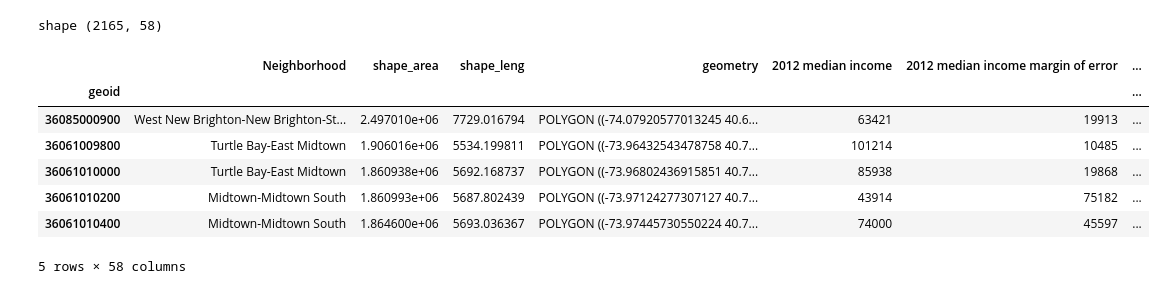
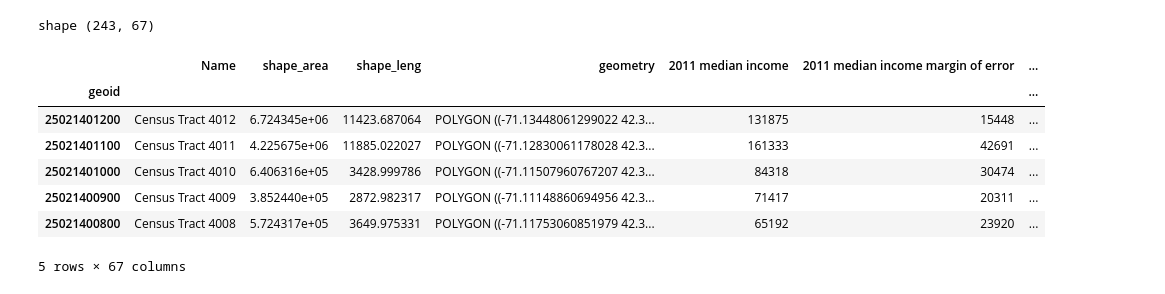
Before and after one commit to aberke/income-race-bikes, a Jupyter notebook: scripts/census_data_processing.ipynb, the cells around one changed output. Cells and saved outputs as stored; diff of their text form; code cells hidden in the pictures.

```diff
--- a/scripts/census_data_processing.ipynb
+++ b/scripts/census_data_processing.ipynb
@@ -3,3 +1,9 @@ import pandas as pd
+# %%
+import pandas as pd
+
+# TODO: update for state
+STATE = 'ma' # 'ny'
+YEARS = [str(yr) for yr in range(2011, 2018)]
 # %%
 """
 File naming convension for ACS 5-year downloads:
@@ -137,12 +155,19 @@ NY_STATE_CODE = '36'
 
 nyc_shapefile_attributes = {
     geoid_column_name: geoid_column_name,
-    'ntaname': 'Neighborhood',
+    'ntaname': 'Name', # name of neighborhood in this dataset
     # Tracts are duplicated across boros.
     # The unique key is 'boro_ct201' which is the concatenation of boro id and ct
     # 'ct2010': 'tract',
     'shape_area': 'shape_area',
     'shape_leng': 'shape_leng',
+    'geometry': 'geometry'
+}
+ma_shapefile_attributes = {
+    'GEOID10': geoid_column_name,
+    'NAMELSAD10': 'Name', # 'Census Tract ###'  in this dataset
+    'SHAPE_AREA': 'shape_area',
+    'SHAPE_LEN': 'shape_leng',
     'geometry': 'geometry'
 }
 
@@ -175,8 +200,14 @@ def get_nyc_geoid(row):
     tract_code = row['ct2010']
     return str(state_code) + str(county_code) + str(tract_code)
 
-
-shapefile_df = get_nyc_shapefile()
+shapefile_df = None
+if STATE == 'ny':
+    shapefile_df = get_nyc_shapefile()
+    shapefile_attributes = nyc_shapefile_attributes
+elif STATE == 'ma':
+    shapefile_filename = get_filepath(STATE) + 'shapefile/boston-brookline-cambridge-somerville.shp'
+    shapefile_df = gpd.read_file(shapefile_filename)
+    shapefile_attributes = ma_shapefile_attributes
 
 shapefile_df.head()
 # %% [output]
@@ -206,0 +236,6 @@ shapefile_df.head()
+# %%
+# Want projection CRS84 which is equivalent to EPSG:4326
+shapefile_df = shapefile_df.to_crs({'init': 'epsg:4326'})
+
+%matplotlib inline
+shapefile_df.plot()
@@ -207,14 +245,14 @@ shapefile_df.head()
 # %%
-merged_shapes = shapefile_df.merge(states_dfs['ny'], on=geoid_column_name)
+merged_shapes = shapefile_df.merge(state_df, on=geoid_column_name)
 print('shape', merged_shapes.shape)
 merged_shapes.head()
 # %% [output]
-shape (2165, 58)
+shape (243, 67)
-|  | Neighborhood | shape_area | shape_leng | geometry | 2012 median income | 2012 median income margin of error | ... |
+|  | Name | shape_area | shape_leng | geometry | 2011 median income | 2011 median income margin of error | ... |
 | geoid |  |  |  |  |  |  | ... |
-| 36085000900 | West New Brighton-New Brighton-St... | 2.497010e+06 | 7729.016794 | POLYGON ((-74.07920577013245 40.6... | 63421 | 19913 | ... |
-| 36061009800 | Turtle Bay-East Midtown | 1.906016e+06 | 5534.199811 | POLYGON ((-73.96432543478758 40.7... | 101214 | 10485 | ... |
-| 36061010000 | Turtle Bay-East Midtown | 1.860938e+06 | 5692.168737 | POLYGON ((-73.96802436915851 40.7... | 85938 | 19868 | ... |
-| 36061010200 | Midtown-Midtown South | 1.860993e+06 | 5687.802439 | POLYGON ((-73.97124277307127 40.7... | 43914 | 75182 | ... |
-| 36061010400 | Midtown-Midtown South | 1.864600e+06 | 5693.036367 | POLYGON ((-73.97445730550224 40.7... | 74000 | 45597 | ... |
+| 25021401200 | Census Tract 4012 | 6.724345e+06 | 11423.687064 | POLYGON ((-71.13448061299022 42.3... | 131875 | 15448 | ... |
+| 25021401100 | Census Tract 4011 | 4.225675e+06 | 11885.022027 | POLYGON ((-71.12830061178028 42.3... | 161333 | 42691 | ... |
+| 25021401000 | Census Tract 4010 | 6.406316e+05 | 3428.999786 | POLYGON ((-71.11507960767207 42.3... | 84318 | 30474 | ... |
+| 25021400900 | Census Tract 4009 | 3.852440e+05 | 2872.982317 | POLYGON ((-71.11148860694956 42.3... | 71417 | 20311 | ... |
+| 25021400800 | Census Tract 4008 | 5.724317e+05 | 3649.975331 | POLYGON ((-71.11753060851979 42.3... | 65192 | 23920 | ... |
-5 rows × 58 columns
+5 rows × 67 columns
```
Also changed, not shown: parts of 9 cells of this notebook, 18 other files.
